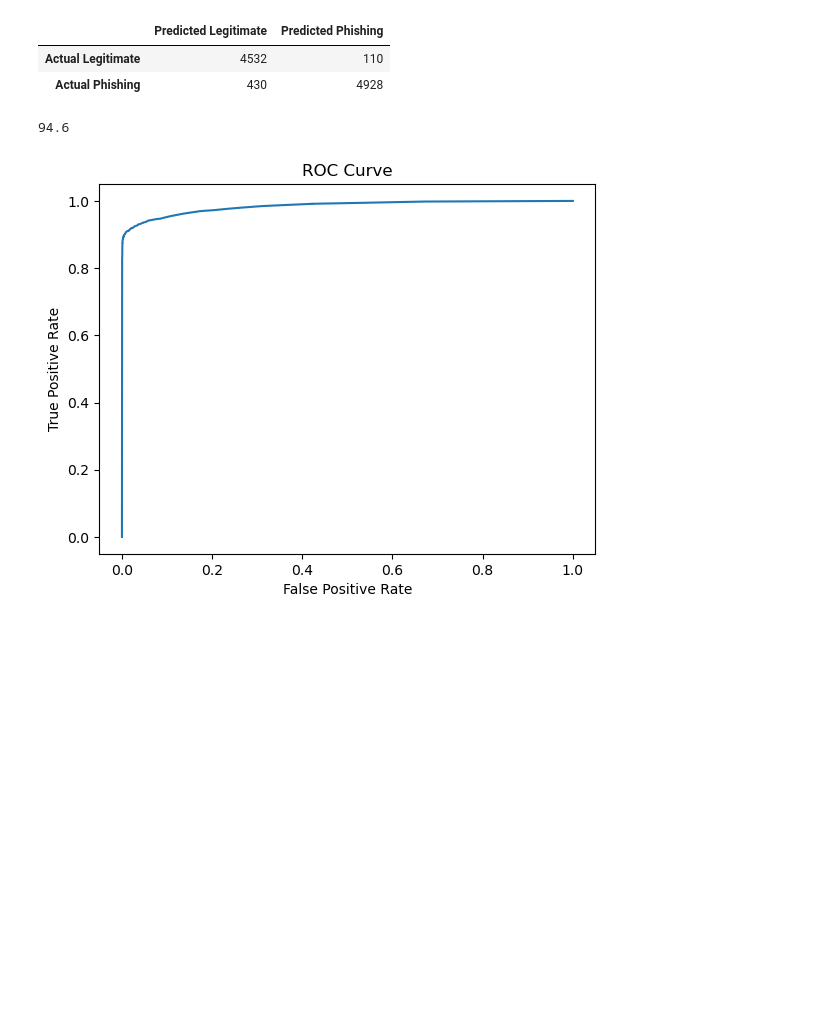
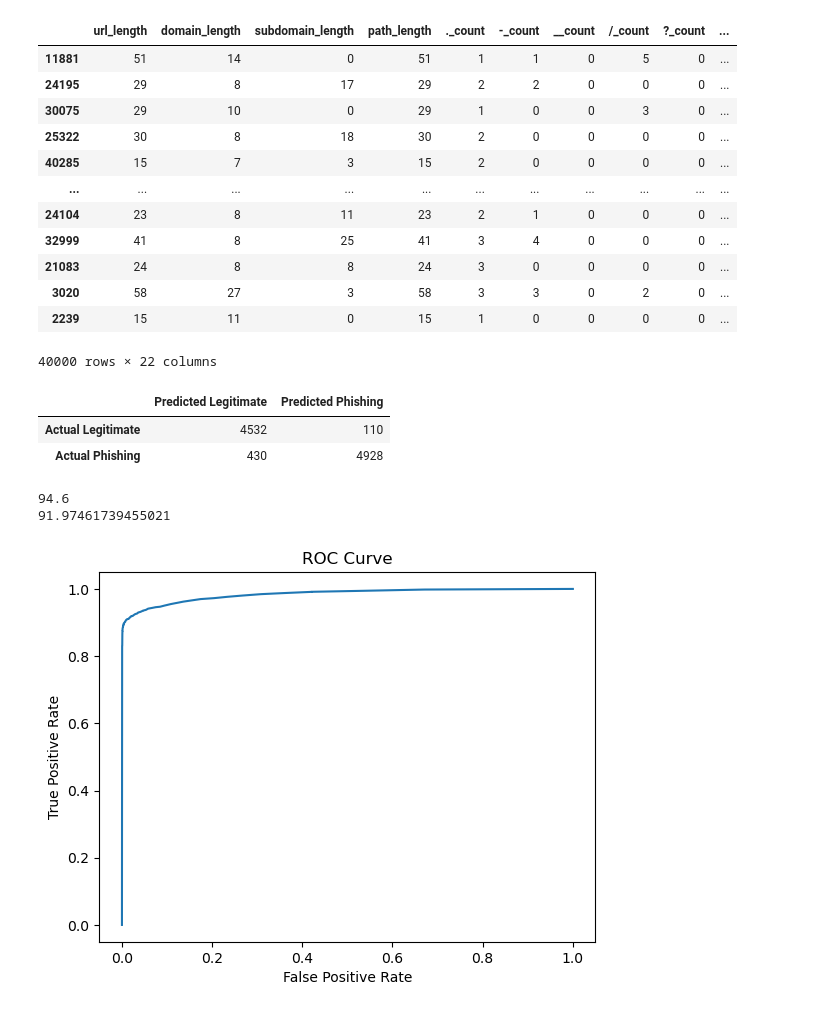
Before and after one commit to ClickSafe-Team/Phish-Secure, a Jupyter notebook: ML/Random_Forest.ipynb, the cells around one changed output. Saved outputs shown, nothing was run; the diff lists cells and outputs as text; code cells hidden in the pictures; blank space fills up the shorter version.

```diff
--- a/ML/Random_Forest.ipynb
+++ b/ML/Random_Forest.ipynb
@@ -27,11 +27,27 @@ x_train, x_test, y_train, y_test = train_test_split(
 
 model = RandomForestClassifier(
     n_estimators=50,
-    max_depth=50,
+    max_depth=None,
     random_state=42,
     n_jobs=-1
 )
 
 model.fit(x_train, y_train)
 y_pred = model.predict(x_test)
+# %%
+x_train
+# %% [output]
+|  | url_length | domain_length | subdomain_length | path_length | ._count | -_count | __count | /_count | ?_count | ... |
+| 11881 | 51 | 14 | 0 | 51 | 1 | 1 | 0 | 5 | 0 | ... |
+| 24195 | 29 | 8 | 17 | 29 | 2 | 2 | 0 | 0 | 0 | ... |
+| 30075 | 29 | 10 | 0 | 29 | 1 | 0 | 0 | 3 | 0 | ... |
+| 25322 | 30 | 8 | 18 | 30 | 2 | 0 | 0 | 0 | 0 | ... |
+| 40285 | 15 | 7 | 3 | 15 | 2 | 0 | 0 | 0 | 0 | ... |
+| ... | ... | ... | ... | ... | ... | ... | ... | ... | ... | ... |
+| 24104 | 23 | 8 | 11 | 23 | 2 | 1 | 0 | 0 | 0 | ... |
+| 32999 | 41 | 8 | 25 | 41 | 3 | 4 | 0 | 0 | 0 | ... |
+| 21083 | 24 | 8 | 8 | 24 | 3 | 0 | 0 | 0 | 0 | ... |
+| 3020 | 58 | 27 | 3 | 58 | 3 | 3 | 0 | 2 | 0 | ... |
+| 2239 | 15 | 11 | 0 | 15 | 1 | 0 | 0 | 0 | 0 | ... |
+40000 rows × 22 columns
 # %%
@@ -48,9 +64,11 @@ confusion_mat
 | Actual Legitimate | 4532 | 110 |
 | Actual Phishing | 430 | 4928 |
 # %%
-accuracy_score(y_test, y_pred)*100
+print(accuracy_score(y_test, y_pred)*100)
+print(recall_score(y_test, y_pred)*100)
 # %% [output]
 94.6
+91.97461739455021
 # %%
 y_probs = model.predict_proba(x_test)[:,1]
 fpr, tpr, thresholds = roc_curve(y_test, y_probs)
```
Also changed, not shown: parts of 9 cells of this notebook, 8 other files.
